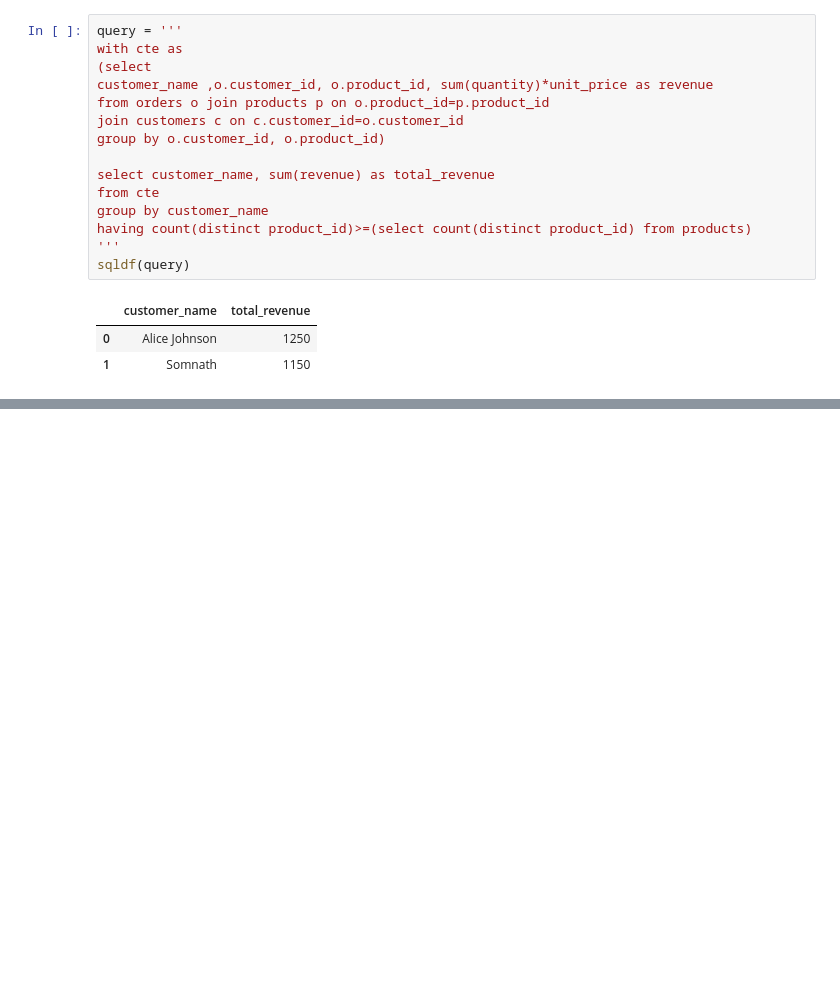
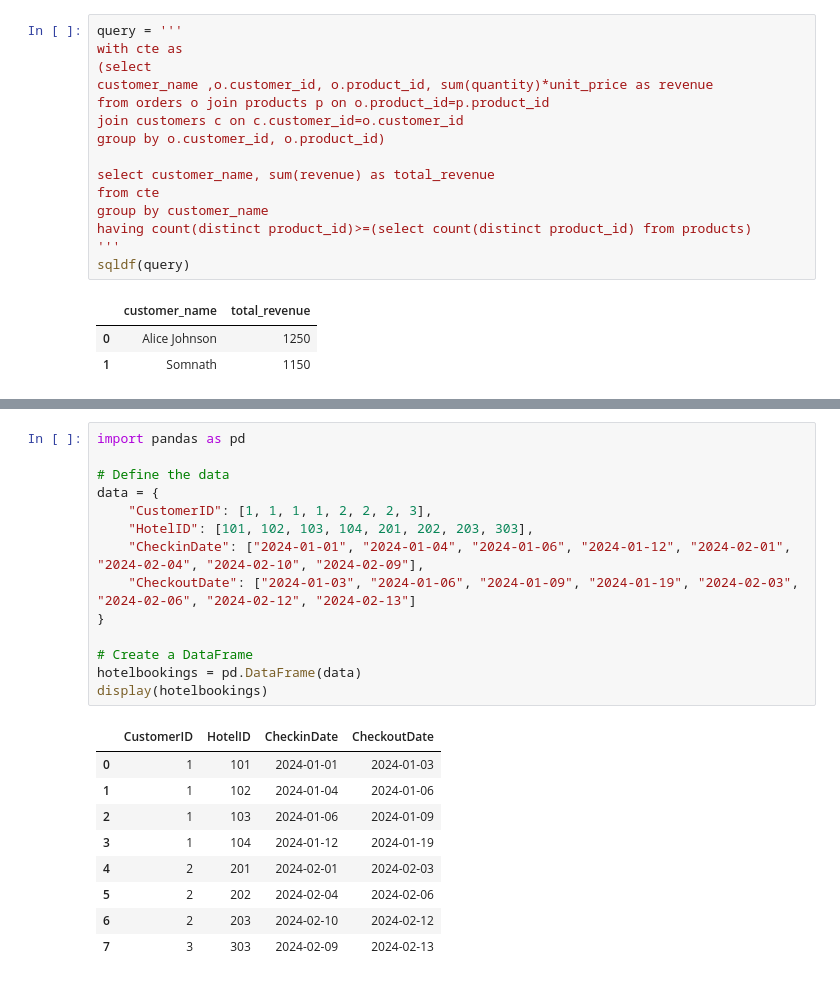
Before and after one commit to smor20/data_analysis, a Jupyter notebook: sql_on_pandas.ipynb, the cells around one changed output, grey strips where cells are left out. Cells and saved outputs as stored; diff of their text form; blank space fills up the shorter version.

```diff
--- a/sql_on_pandas.ipynb
+++ b/sql_on_pandas.ipynb
@@ -5292,0 +5317,24 @@ sqldf(query)
+# %%
+import pandas as pd
+
+# Define the data
+data = {
+    "CustomerID": [1, 1, 1, 1, 2, 2, 2, 3],
+    "HotelID": [101, 102, 103, 104, 201, 202, 203, 303],
+    "CheckinDate": ["2024-01-01", "2024-01-04", "2024-01-06", "2024-01-12", "2024-02-01", "2024-02-04", "2024-02-10", "2024-02-09"],
+    "CheckoutDate": ["2024-01-03", "2024-01-06", "2024-01-09", "2024-01-19", "2024-02-03", "2024-02-06", "2024-02-12", "2024-02-13"]
+}
+
+# Create a DataFrame
+hotelbookings = pd.DataFrame(data)
+display(hotelbookings)
+# %% [output]
+|  | CustomerID | HotelID | CheckinDate | CheckoutDate |
+| 0 | 1 | 101 | 2024-01-01 | 2024-01-03 |
+| 1 | 1 | 102 | 2024-01-04 | 2024-01-06 |
+| 2 | 1 | 103 | 2024-01-06 | 2024-01-09 |
+| 3 | 1 | 104 | 2024-01-12 | 2024-01-19 |
+| 4 | 2 | 201 | 2024-02-01 | 2024-02-03 |
+| 5 | 2 | 202 | 2024-02-04 | 2024-02-06 |
+| 6 | 2 | 203 | 2024-02-10 | 2024-02-12 |
+| 7 | 3 | 303 | 2024-02-09 | 2024-02-13 |
```
Also changed, not shown: parts of 13 cells of this notebook.
